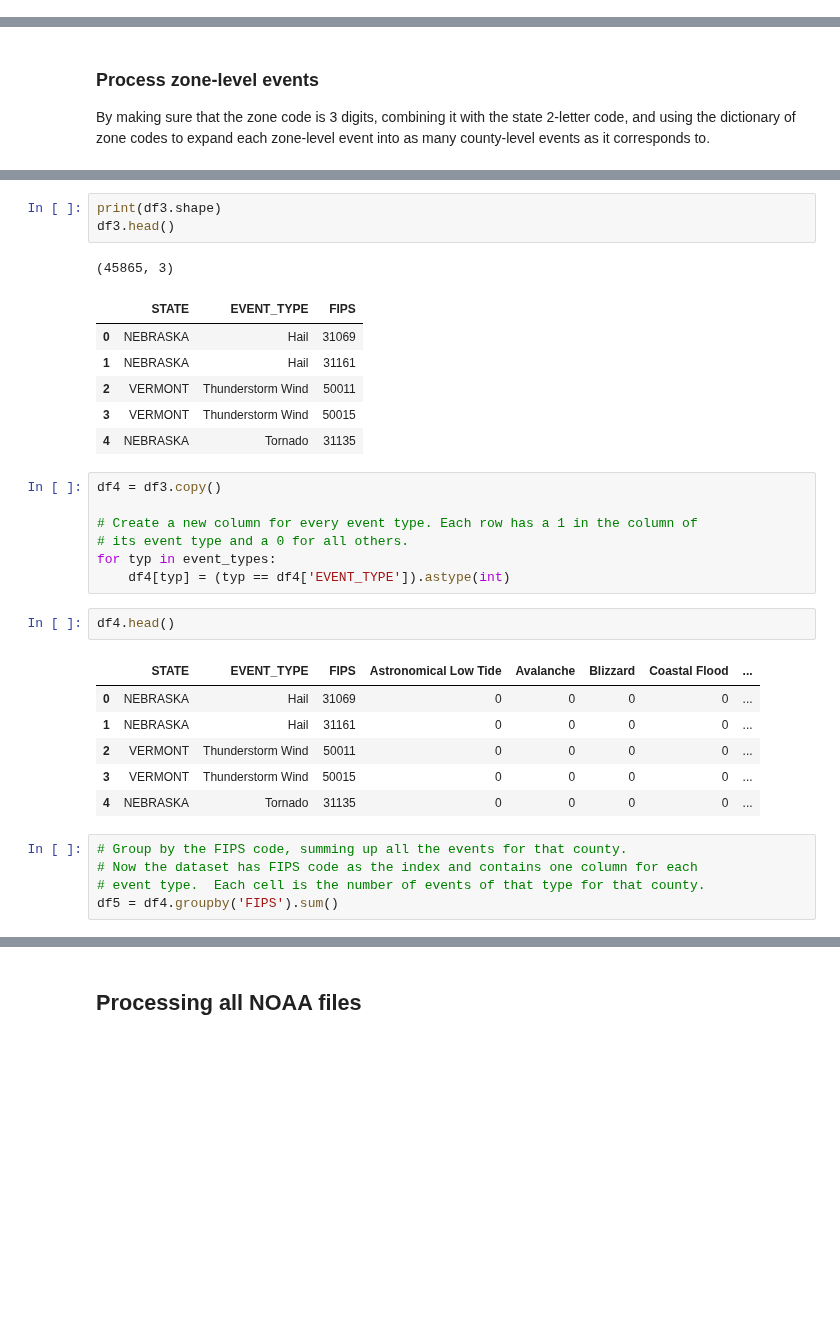
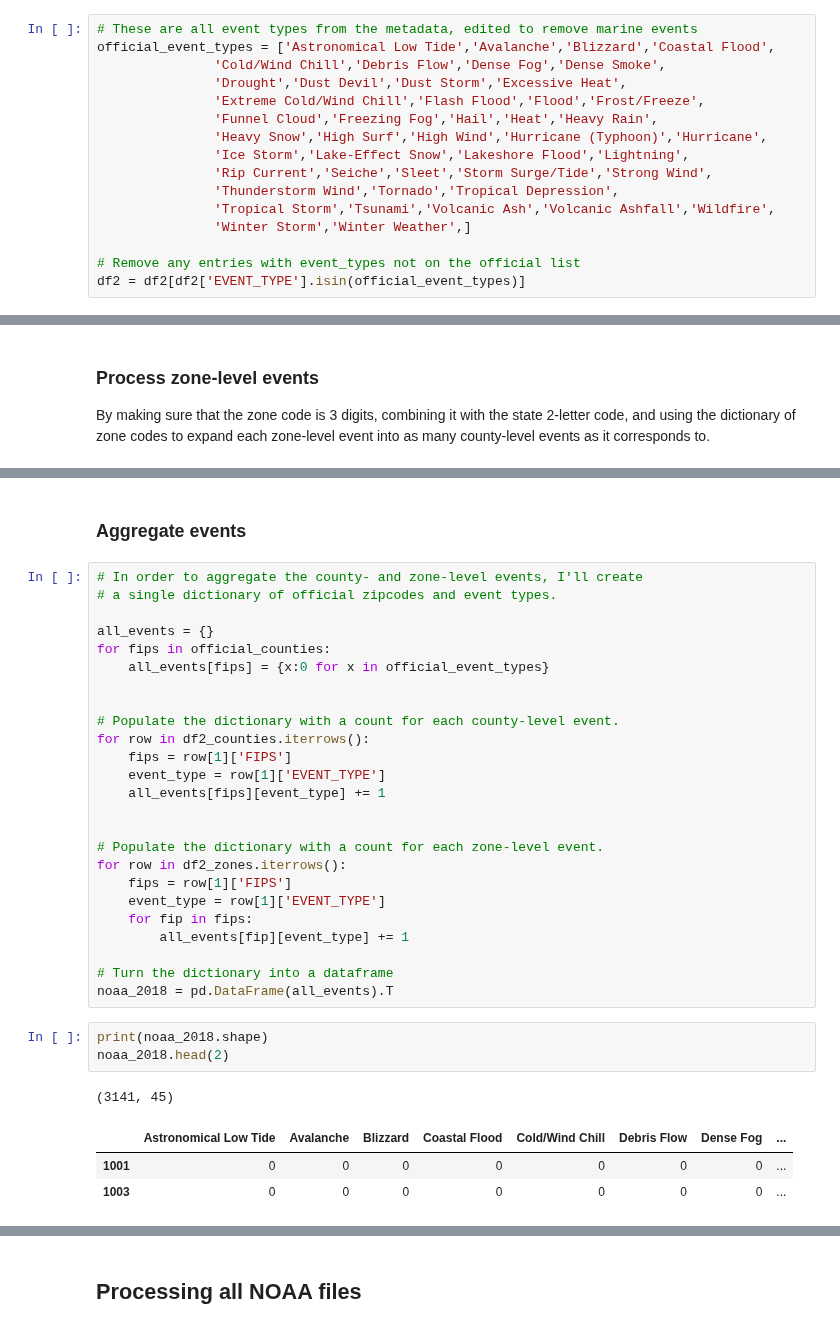
Before and after one commit to labs12-should-i-live-here/DS, a Jupyter notebook: notebooks/DMA4 - NOAA storms by county.ipynb, the cells around one changed output, grey strips where cells are left out. Cells and saved outputs as stored; diff of their text form; blank space fills up the shorter version.

Commit message:
NOAA data v2 complete

```diff
--- a/notebooks/DMA4 - NOAA storms by county.ipynb
+++ b/notebooks/DMA4 - NOAA storms by county.ipynb
@@ -197,3 +185,19 @@ df2.head(2)
+# %%
+# These are all event types from the metadata, edited to remove marine events
+official_event_types = ['Astronomical Low Tide','Avalanche','Blizzard','Coastal Flood',
+               'Cold/Wind Chill','Debris Flow','Dense Fog','Dense Smoke',
+               'Drought','Dust Devil','Dust Storm','Excessive Heat',
+               'Extreme Cold/Wind Chill','Flash Flood','Flood','Frost/Freeze',
+               'Funnel Cloud','Freezing Fog','Hail','Heat','Heavy Rain',
+               'Heavy Snow','High Surf','High Wind','Hurricane (Typhoon)','Hurricane',
+               'Ice Storm','Lake-Effect Snow','Lakeshore Flood','Lightning',
+               'Rip Current','Seiche','Sleet','Storm Surge/Tide','Strong Wind',
+               'Thunderstorm Wind','Tornado','Tropical Depression',
+               'Tropical Storm','Tsunami','Volcanic Ash','Volcanic Ashfall','Wildfire',
+               'Winter Storm','Winter Weather',]
+
+# Remove any entries with event_types not on the official list
+df2 = df2[df2['EVENT_TYPE'].isin(official_event_types)]
 # %%
 # Split the dataframe into county- and zone-level events
 df2_counties = df2[df2.CZ_TYPE == 'C'].copy()
@@ -443,32 +300,35 @@ df3 = df3.drop(columns=['STATE_FIPS','CZ_FIPS'])
+# %% [markdown]
+### Aggregate events
+# %%
+# In order to aggregate the county- and zone-level events, I'll create
+# a single dictionary of official zipcodes and event types.
+
+all_events = {}
+for fips in official_counties:
+    all_events[fips] = {x:0 for x in official_event_types}
+
+
+# Populate the dictionary with a count for each county-level event.
+for row in df2_counties.iterrows():
+    fips = row[1]['FIPS']
+    event_type = row[1]['EVENT_TYPE']
+    all_events[fips][event_type] += 1
+
+
+# Populate the dictionary with a count for each zone-level event.
+for row in df2_zones.iterrows():
+    fips = row[1]['FIPS']
+    event_type = row[1]['EVENT_TYPE']
+    for fip in fips:
+        all_events[fip][event_type] += 1
+
+# Turn the dictionary into a dataframe
+noaa_2018 = pd.DataFrame(all_events).T
 # %%
-print(df3.shape)
-df3.head()
+print(noaa_2018.shape)
+noaa_2018.head(2)
 # %% [output]
-(45865, 3)
+(3141, 45)
-|  | STATE | EVENT_TYPE | FIPS |
-| 0 | NEBRASKA | Hail | 31069 |
-| 1 | NEBRASKA | Hail | 31161 |
-| 2 | VERMONT | Thunderstorm Wind | 50011 |
-| 3 | VERMONT | Thunderstorm Wind | 50015 |
-| 4 | NEBRASKA | Tornado | 31135 |
+|  | Astronomical Low Tide | Avalanche | Blizzard | Coastal Flood | Cold/Wind Chill | Debris Flow | Dense Fog | ... |
+| 1001 | 0 | 0 | 0 | 0 | 0 | 0 | 0 | ... |
+| 1003 | 0 | 0 | 0 | 0 | 0 | 0 | 0 | ... |
-# %%
-df4 = df3.copy()
-
-# Create a new column for every event type. Each row has a 1 in the column of
-# its event type and a 0 for all others.
-for typ in event_types:
-    df4[typ] = (typ == df4['EVENT_TYPE']).astype(int)
-# %%
-df4.head()
-# %% [output]
-|  | STATE | EVENT_TYPE | FIPS | Astronomical Low Tide | Avalanche | Blizzard | Coastal Flood | ... |
-| 0 | NEBRASKA | Hail | 31069 | 0 | 0 | 0 | 0 | ... |
-| 1 | NEBRASKA | Hail | 31161 | 0 | 0 | 0 | 0 | ... |
-| 2 | VERMONT | Thunderstorm Wind | 50011 | 0 | 0 | 0 | 0 | ... |
-| 3 | VERMONT | Thunderstorm Wind | 50015 | 0 | 0 | 0 | 0 | ... |
-| 4 | NEBRASKA | Tornado | 31135 | 0 | 0 | 0 | 0 | ... |
-# %%
-# Group by the FIPS code, summing up all the events for that county.
-# Now the dataset has FIPS code as the index and contains one column for each
-# event type.  Each cell is the number of events of that type for that county.
-df5 = df4.groupby('FIPS').sum()
```
Also changed, not shown: parts of 52 cells of this notebook, 1 other file.
